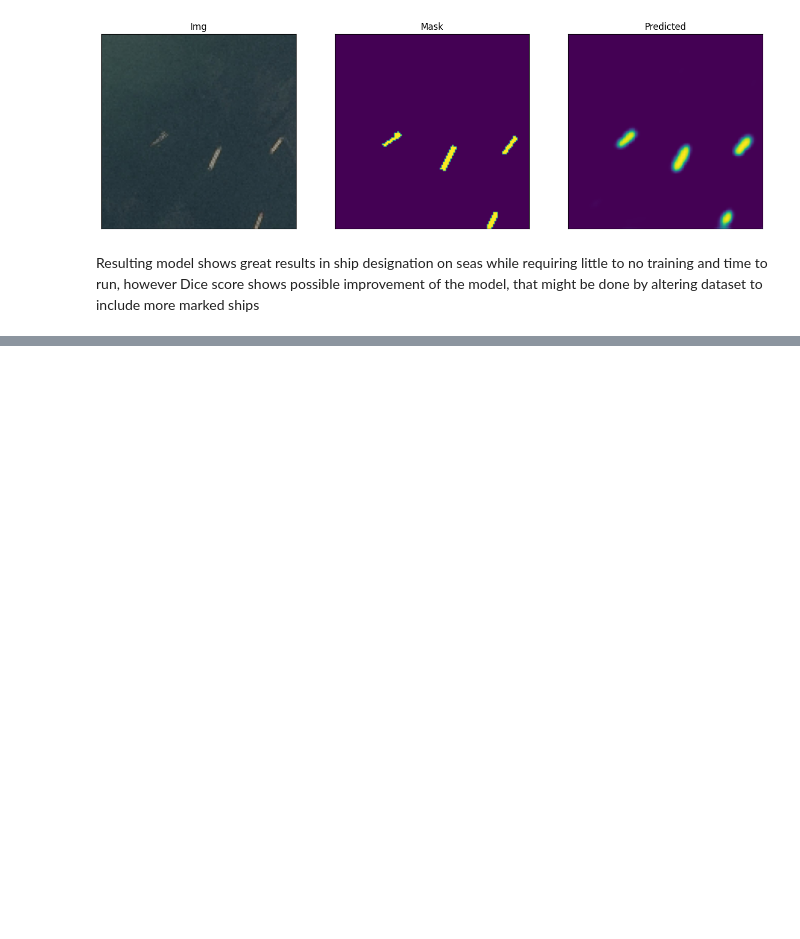
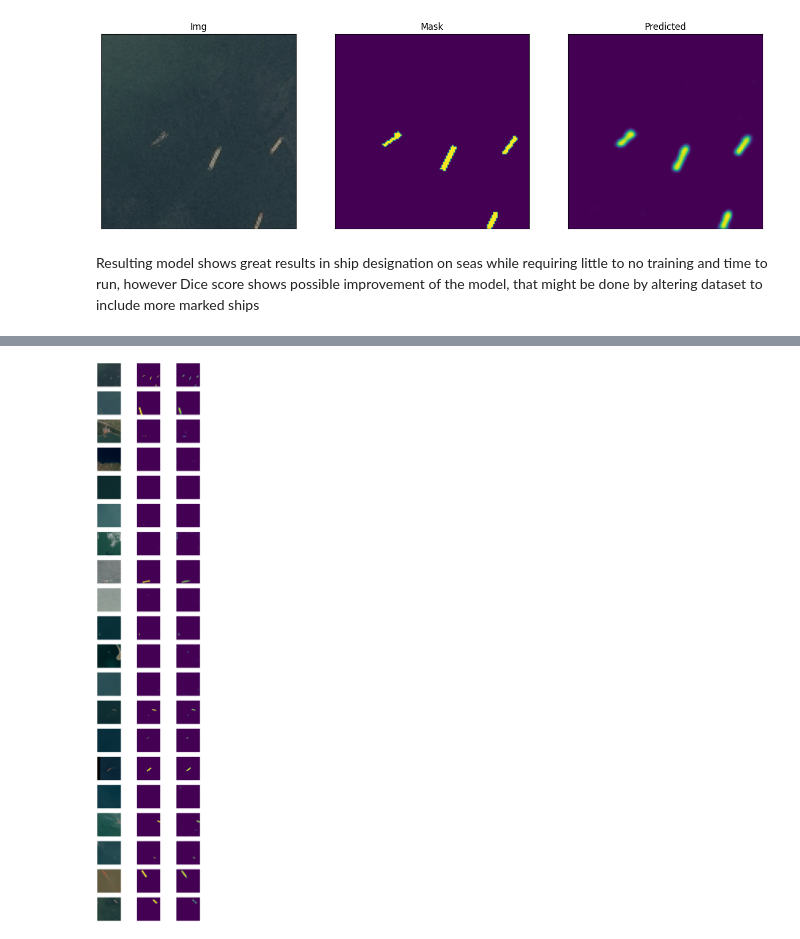
Before and after one commit to MykhailoRp/ai_intership, a Jupyter notebook: main.ipynb, the cells around one changed output, grey strips where cells are left out. Drawn from its saved outputs; the diff is of its cells as text; code cells hidden in the pictures; blank space fills up the shorter version.

```diff
--- a/main.ipynb
+++ b/main.ipynb
@@ -34,6 +34,26 @@ def visualize(**images):
         plt.title(' '.join(name.split('_')).title())
         plt.imshow(image)
     plt.show()
+# %%
+def visualize_multiple_rows(*image_lists, names = None):
+    n = len(image_lists)
+    m = len(image_lists[0])
+
+    fig, axes = plt.subplots(m, n, figsize=(12, 60))  # 15 rows, 3 columns
+
+    for i, image_list in enumerate(image_lists):
+        for j, image in enumerate(image_list):
+
+            axes[j, i].imshow(image)
+            axes[j, i].axis("off")
+
+            # plt.subplot(m, n, i + j + 1)
+            # plt.xticks([])
+            # plt.yticks([])
+            # if names is not None:
+            #     plt.title(' '.join(names[j]))
+            # plt.imshow(image)
+    plt.show()
 # %%
 masks_df = pd.read_csv('datasets/airbus-ship-detection/train_ship_segmentations_v2.csv')
 # %% [markdown]
@@ -296,0 +358,10 @@ Resulting model shows great results in ship designation on seas while requiring
+# %%
+slice_num = 2000
+slice_amount = 20
+
+visualize_multiple_rows(
+    x_test_numpy[slice_num : slice_num + slice_amount],
+    y_test_numpy[slice_num : slice_num + slice_amount],
+    best_model.predict(x_test_numpy[slice_num : slice_num + slice_amount]),
+)
+# %% [output]
@@ -296,0 +369 @@ Resulting model shows great results in ship designation on seas while requiring
+[figure, added]
```
Also changed, not shown: parts of 10 cells of this notebook.
